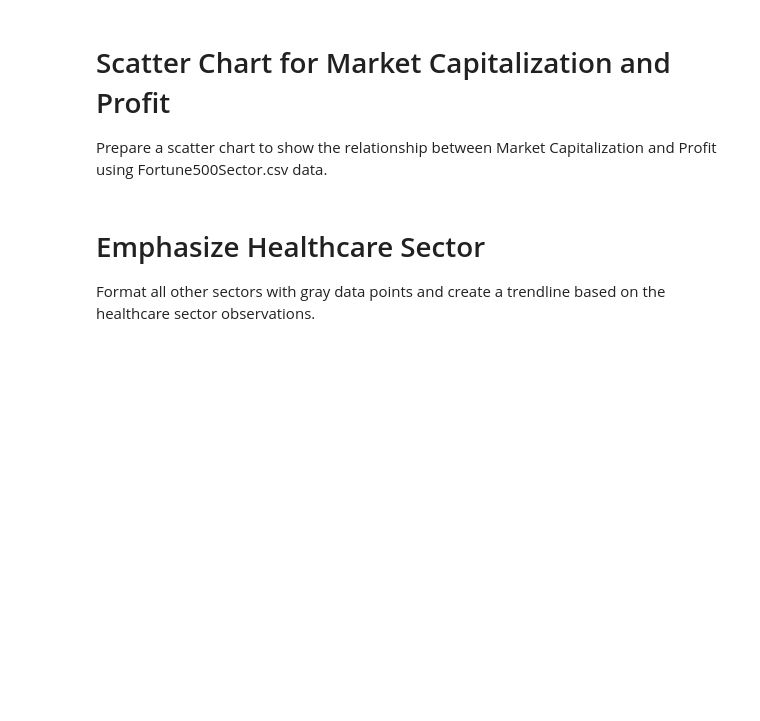
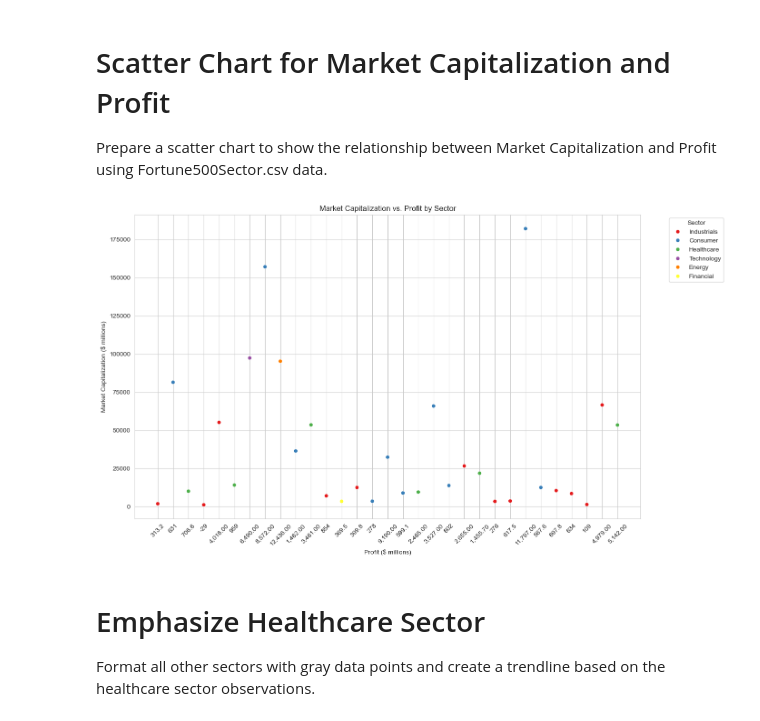
Before and after one commit to Kevinobote/Principles-of-Data-Science, a Jupyter notebook: test.ipynb, the cells around one changed output. Saved outputs shown, nothing was run; the diff lists cells and outputs as text; code cells hidden in the pictures; blank space fills up the shorter version.

```diff
--- a/test.ipynb
+++ b/test.ipynb
@@ -443,3 +415,23 @@ plt.show()
+# %%
+
+
+# Prepare a scatter chart to show the relationship between Market Capitalization and Profit
+plt.figure(figsize=(14, 8))
+sns.scatterplot(data=fortune500sector_df, x='Profits ($ millions)', y='Market Capitalization ($ millions)', hue='Sector', palette='Set1')
+
+# Customize the plot
+plt.title('Market Capitalization vs. Profit by Sector')
+plt.xlabel('Profit ($ millions)')
+plt.ylabel('Market Capitalization ($ millions)')
+plt.legend(title='Sector', bbox_to_anchor=(1.05, 1), loc='upper left')
+plt.grid(True)
+plt.xticks(rotation=45)
+plt.tight_layout()
+
+# Show the plot
+plt.show()
+# %% [output]
+[figure, added]
 # %% [markdown]
 # Emphasize Healthcare Sector
 Format all other sectors with gray data points and create a trendline based on the healthcare sector observations.
```
Also changed, not shown: parts of 27 cells of this notebook.
